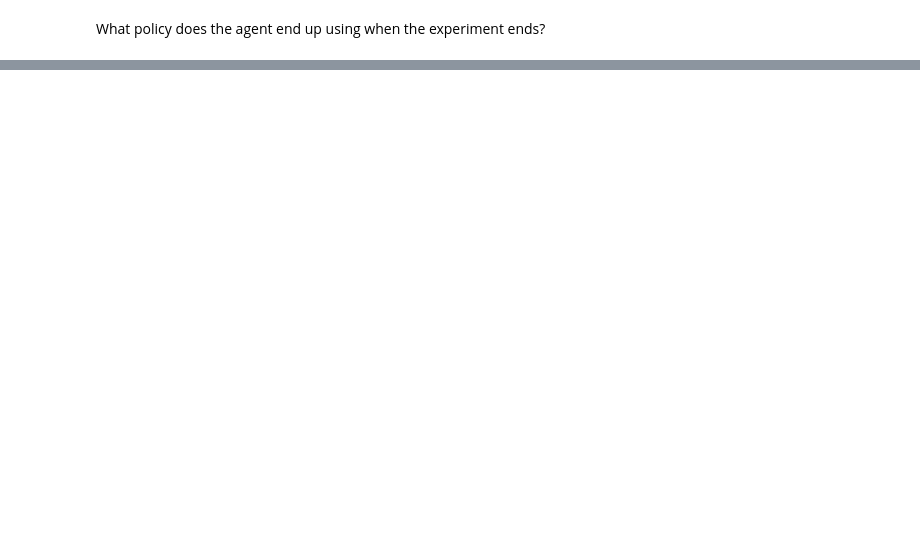
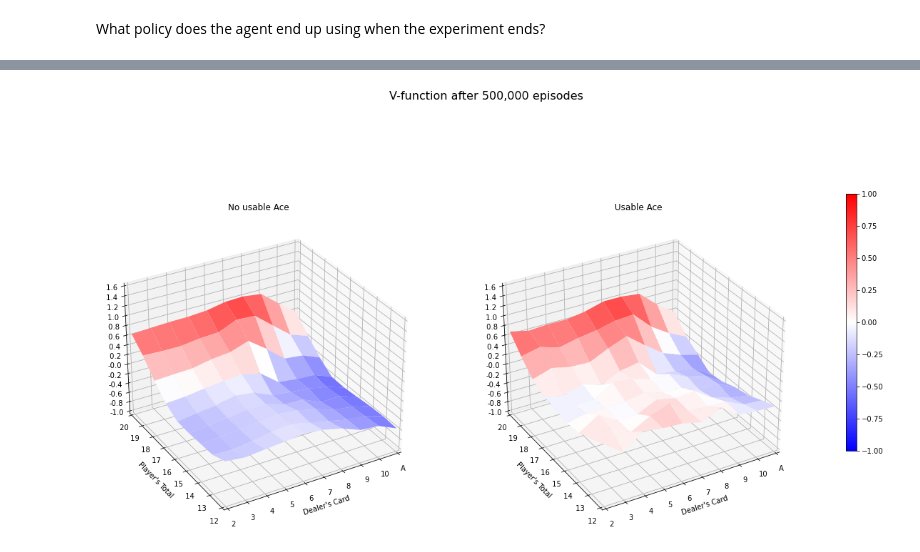
Before and after one commit to Xavi-Linux/Fatjack, a Jupyter notebook: Montecarlo.ipynb, the cells around one changed output, grey strips where cells are left out. Cells and saved outputs as stored; diff of their text form; code cells hidden in the pictures; blank space fills up the shorter version.

```diff
--- a/Montecarlo.ipynb
+++ b/Montecarlo.ipynb
@@ -773,3 +769,10 @@ plot_policy(policy_table, 'Policy after {:,.0f} episodes'.format(EPISODES));
 The algorithm is as follows:
 
 <img src='interfaces/web/static/img/Off_Policy_Montecarlo.png'>
+# %%
+class OffPolicyMC(OffPolicyMontecarlo):
+    #Play randomly:
+    def follow_policy(self, observation, *args):
+        return np.random.choice((0,1))
+# %%
+off_policy = OffPolicyMC(env)
@@ -775,0 +815,4 @@ The algorithm is as follows:
+# %%
+plot_v_func(np.amax(off_policy.table, axis=3), 'V-function after {:,.0f} episodes'.format(EPISODES));
+# %% [output]
+[figure, added]
```
Also changed, not shown: parts of 43 cells of this notebook, 40 other files.
